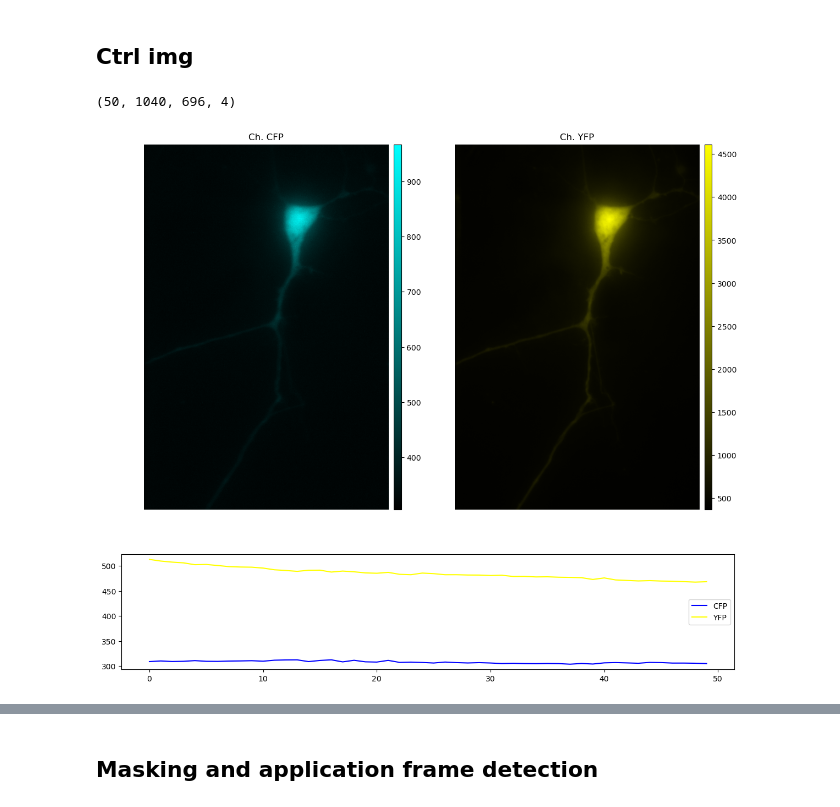
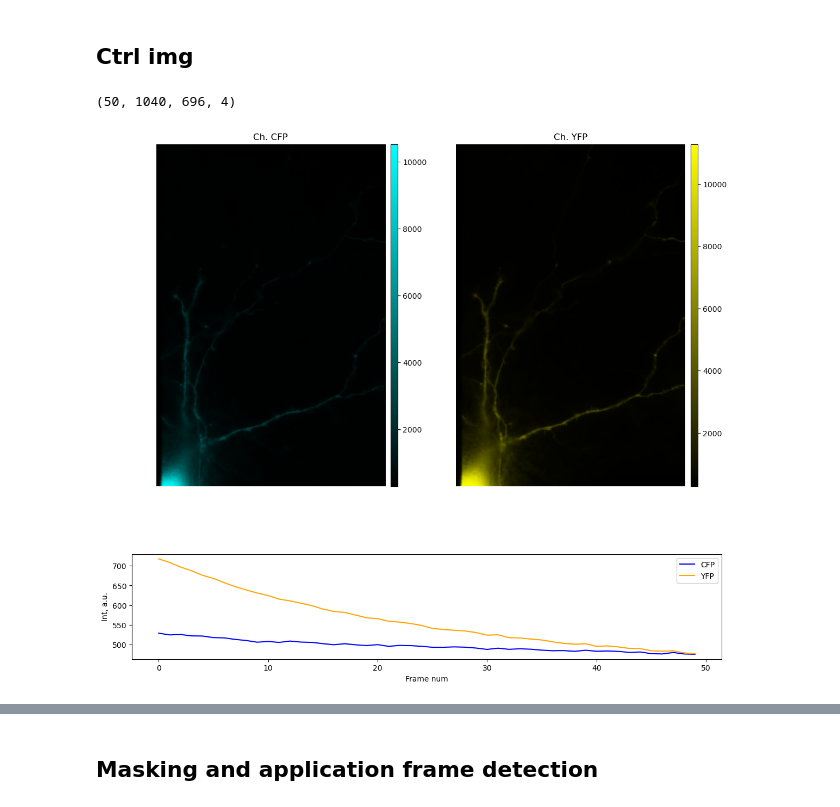
Before and after one commit to wisstock/LTData, a Jupyter notebook: cfp_yfp.ipynb, the cells around one changed output, grey strips where cells are left out. Cells and saved outputs as stored; diff of their text form; code cells hidden in the pictures.

```diff
--- a/cfp_yfp.ipynb
+++ b/cfp_yfp.ipynb
@@ -90,46 +102,49 @@ def plot_linearmap(cdict):
 # %% [markdown]
 ## Ctrl img
 # %%
-img_raw = io.imread('01_s.tif')
+img_raw = io.imread('11.tif')
 print(img_raw.shape)
 
-img_cfp_raw = img_raw[:,:,:,2]
-img_yfp_raw = img_raw[:,:,:,1]
+img_cfp_raw = img_raw[:,:,:,0]  # 2
+img_yfp_raw = img_raw[:,:,:,3]  # 1
 
-img_cfp_ctrl = np.max(img_cfp_raw, axis=0)
-img_yfp_ctrl = np.max(img_yfp_raw, axis=0)
+img_cfp_ctrl = np.mean(img_cfp_raw, axis=0)
+img_yfp_ctrl = np.mean(img_yfp_raw, axis=0)
 
 
 plt.figure(figsize=(12,15))
 ax0 = plt.subplot(221)
 ax0.set_title('Ch. CFP')
 img0 = ax0.imshow(img_cfp_ctrl, cmap=cmap_cyan)
 # img0.set_clim(vmin=np.min(img_raw), vmax=np.max(img_raw))
 div0 = make_axes_locatable(ax0)
 cax0 = div0.append_axes('right', size='3%', pad=0.1)
 plt.colorbar(img0, cax=cax0)
 ax0.axis('off')
 
 ax1 = plt.subplot(222)
 ax1.set_title('Ch. YFP')
 img1 = ax1.imshow(img_yfp_ctrl, cmap=cmap_yellow)
 # img1.set_clim(vmin=np.min(img_raw), vmax=np.max(img_raw))
 div1 = make_axes_locatable(ax1)
 cax1 = div1.append_axes('right', size='3%', pad=0.1)
 plt.colorbar(img1, cax=cax1)
 ax1.axis('off')
 
 ax2 = plt.subplot(614)
 ax2.plot([np.mean(frame) for frame in img_cfp_raw], label='CFP', color='blue')
-ax2.plot([np.mean(frame) for frame in img_yfp_raw], label='YFP', color='yellow')
+ax2.plot([np.mean(frame) for frame in img_yfp_raw], label='YFP', color='orange')
 ax2.legend()
+
+plt.xlabel('Frame num')
+plt.ylabel('Int, a.u.')
 
 plt.tight_layout()
 plt.show()
 
 
 img_cfp = filters.gaussian(img_cfp_raw, sigma=0.5)
 img_yfp = filters.gaussian(img_yfp_raw, sigma=0.5)
 # %% [output]
 (50, 1040, 696, 4)
-[figure, old version]
+[figure, new version]
```
Also changed, not shown: parts of 19 cells of this notebook.
